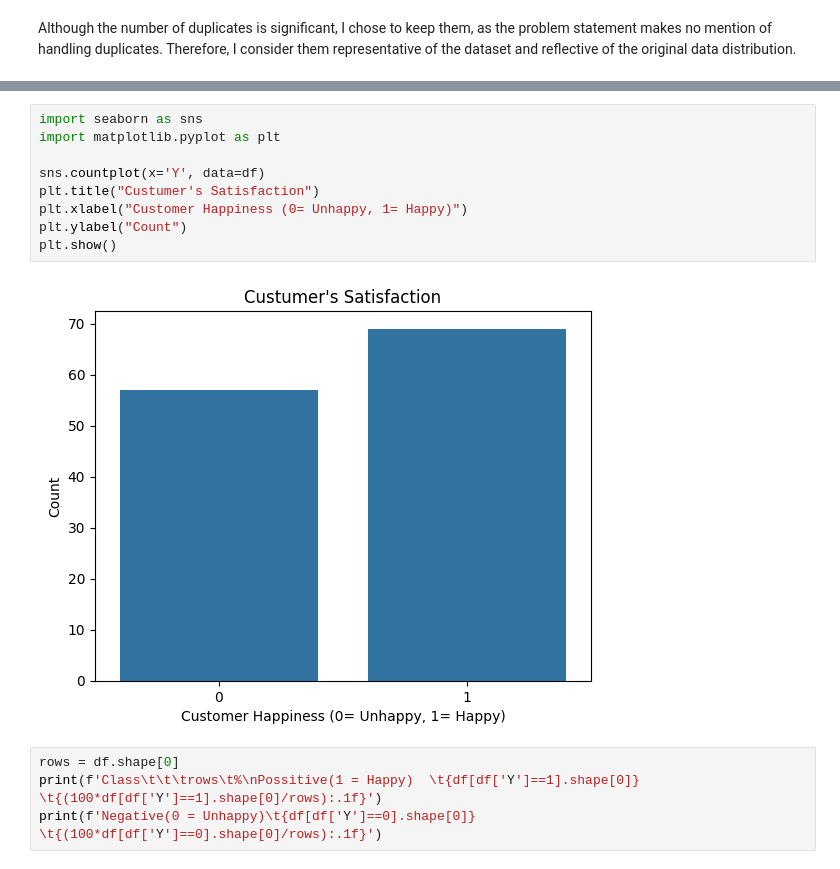
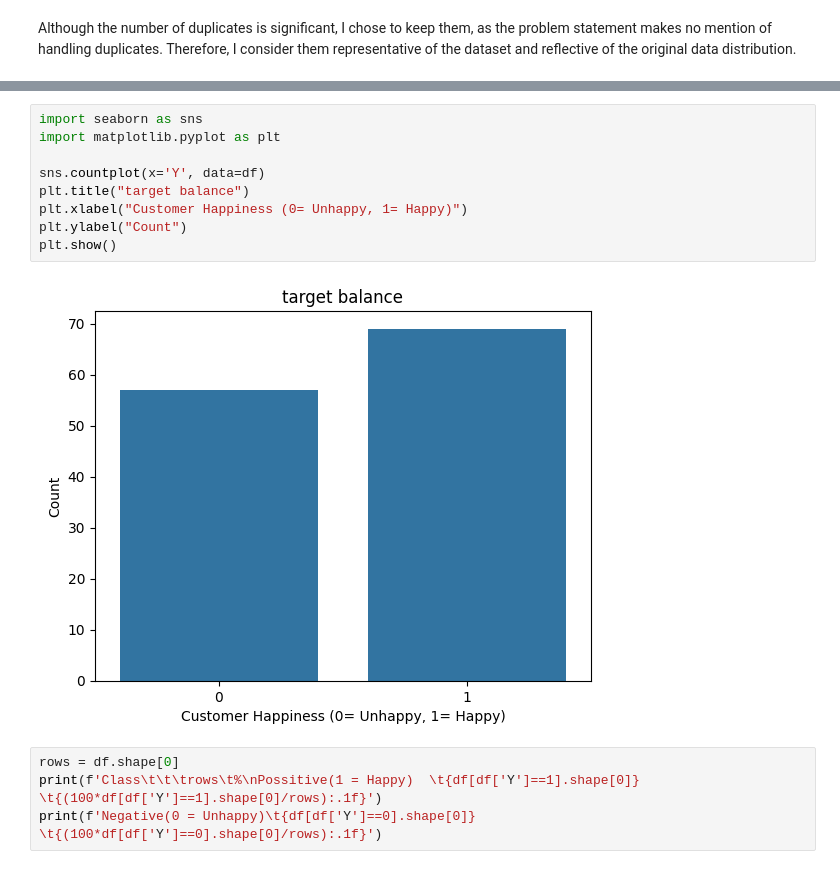
Before and after one commit to FederCO23/LZQxEzGjrpgnXu10, a Jupyter notebook: HappyCustomers.ipynb, the cells around one changed output, grey strips where cells are left out. Cells and saved outputs as stored; diff of their text form.

```diff
--- a/HappyCustomers.ipynb
+++ b/HappyCustomers.ipynb
@@ -104,14 +115,14 @@ Although the number of duplicates is significant, I chose to keep them, as the p
 # %%
 import seaborn as sns
 import matplotlib.pyplot as plt
 
 sns.countplot(x='Y', data=df)
-plt.title("Custumer's Satisfaction")
+plt.title("target balance")
 plt.xlabel("Customer Happiness (0= Unhappy, 1= Happy)")
 plt.ylabel("Count")
 plt.show()
 # %% [output]
-[figure, old version]
+[figure, new version]
 # %%
 rows = df.shape[0]
 print(f'Class\t\t\trows\t%\nPossitive(1 = Happy)  \t{df[df['Y']==1].shape[0]} \t{(100*df[df['Y']==1].shape[0]/rows):.1f}')
```
Also changed, not shown: parts of 74 cells of this notebook.
